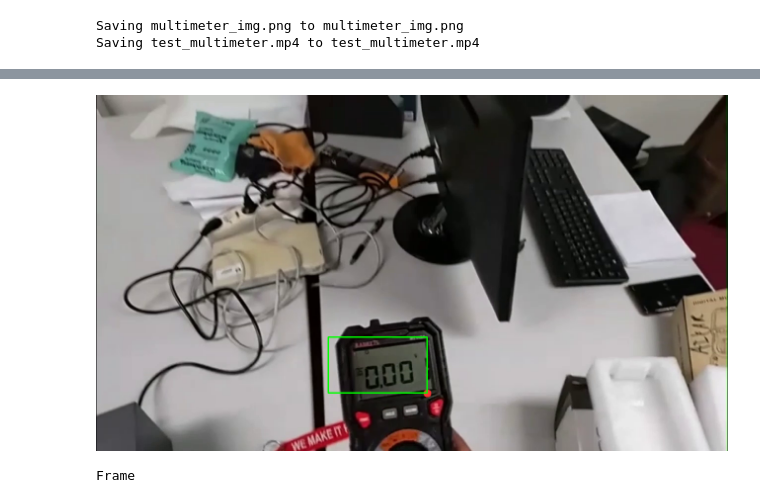
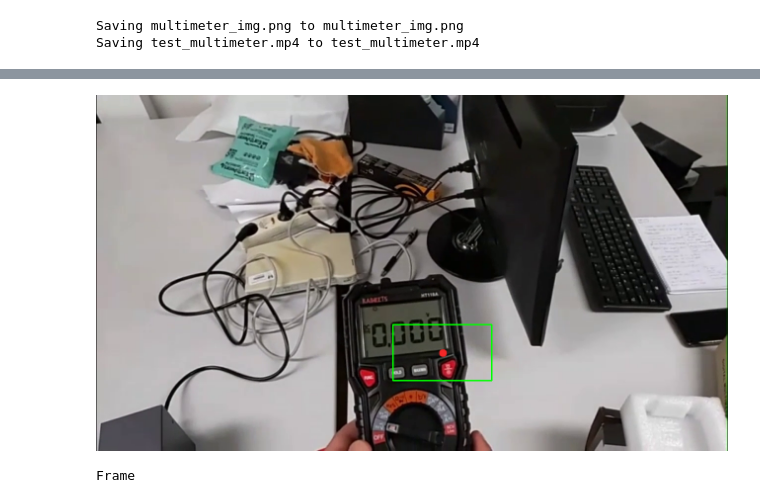
Before and after one commit to troveski/Tapir-the-tracker, a Jupyter notebook: Cópia_de_causal_tapir_demo.ipynb, the cells around one changed output, grey strips where cells are left out. Saved outputs shown, nothing was run; the diff lists cells and outputs as text; code cells hidden in the pictures.

```diff
--- a/Cópia_de_causal_tapir_demo.ipynb
+++ b/Cópia_de_causal_tapir_demo.ipynb
@@ -510,8 +510,8 @@ for frame_idx in range(len(normalized_points)):
         box_width, box_height = box_size, box_size
 
         # Calculate normalized bounding box coordinates in YOLOv7 format
-        box_x = round(center_x - (box_width / (2 * resize_width)), 6)
-        box_y = round(center_y - (box_height / (2 * resize_height)), 6)
+        box_x = round(center_x , 6)
+        box_y = round(center_y , 6)
 
         # Append normalized bounding box coordinates for the frame to the list
         frame_boxes.append([box_x, box_y, round(box_width / resize_width, 6), round(box_height / resize_height, 6)])
@@ -558,35 +558,35 @@ from google.colab.patches import cv2_imshow
 import cv2
 
 # Assuming 'video_viz' contains the video frames and 'framez' holds the frame index
-framez = 1  # Change this index to the desired frame
+framez = 30  # Change this index to the desired frame
 box_coords = boxes_in_frame[framez]  # Access the bounding box coordinates for the selected frame
 
 
 
 # Assuming 'specific_frame' holds the frame to visualize the bounding box
 # You can retrieve the specific frame from 'video_viz' using the frame index
 specific_frame = video_viz[framez].copy()  # Make a copy to avoid modifying the original frame
 
 # Retrieve box coordinates in YOLOv7 format
 box_x, box_y, box_width, box_height = box_coords
 
 # Convert coordinates from YOLOv7 to pixel coordinates
 height, width, _ = specific_frame.shape
 x1 = int((box_x - box_width / 2) * width)
 y1 = int((box_y - box_height / 2) * height)
 x2 = int((box_x + box_width / 2) * width)
 y2 = int((box_y + box_height / 2) * height)
 
 # Draw the bounding box on the frame with the corrected color
 cv2.rectangle(specific_frame, (x1, y1), (x2, y2), (0, 255, 0), 2)  # Red rectangle with thickness 2 in BGR format
 
 # Convert the frame to RGB for correct visualization
 specific_frame_rgb = cv2.cvtColor(specific_frame, cv2.COLOR_BGR2RGB)
 
 # Display the frame with the corrected bounding box using cv2_imshow
 cv2_imshow(specific_frame_rgb)
 # %% [output]
-[figure, old version]
+[figure, new version]
 # %%
 # @title SOTA - Visualization of the all bounding boxes
 
```
Also changed, not shown: parts of 5 cells of this notebook.
